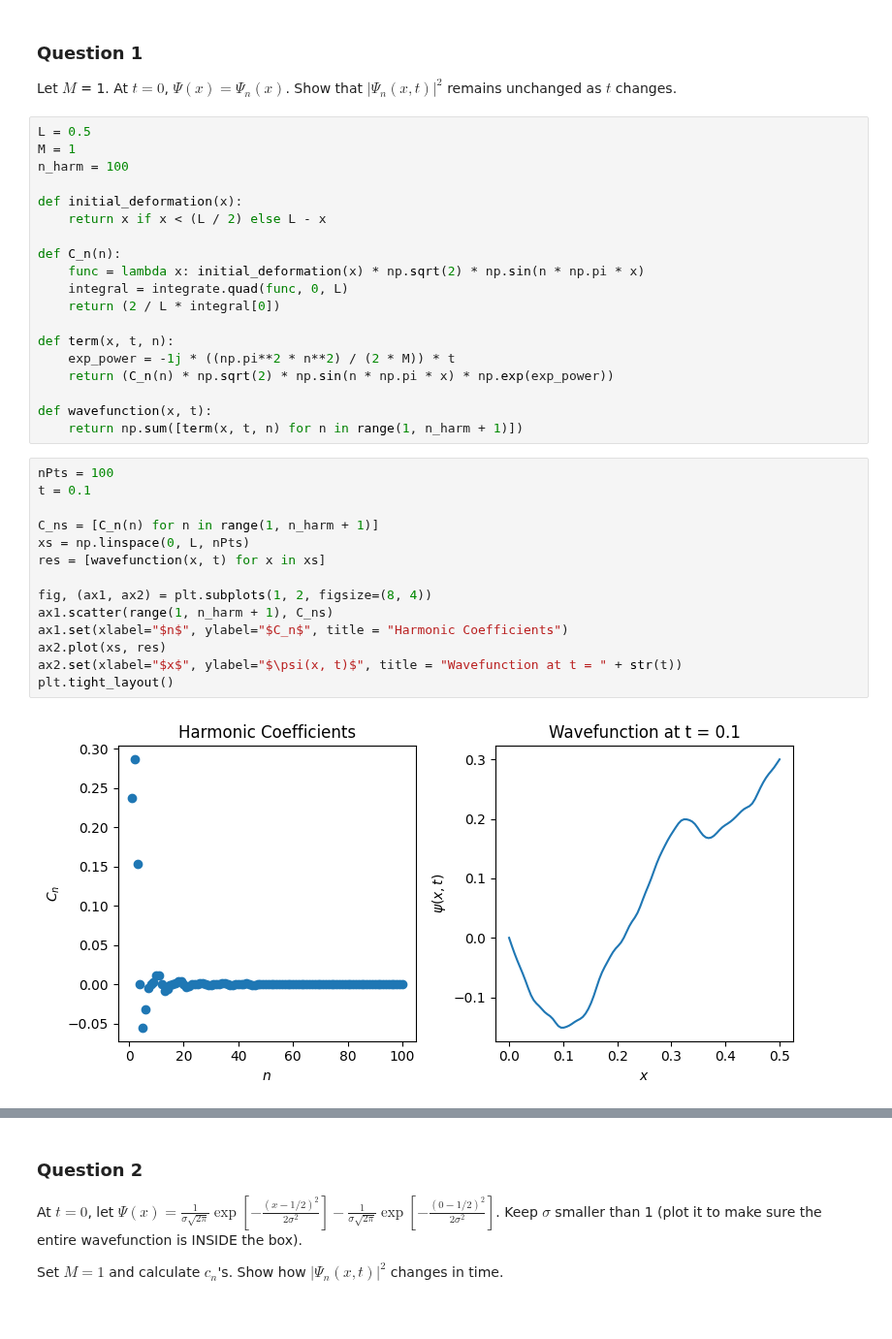
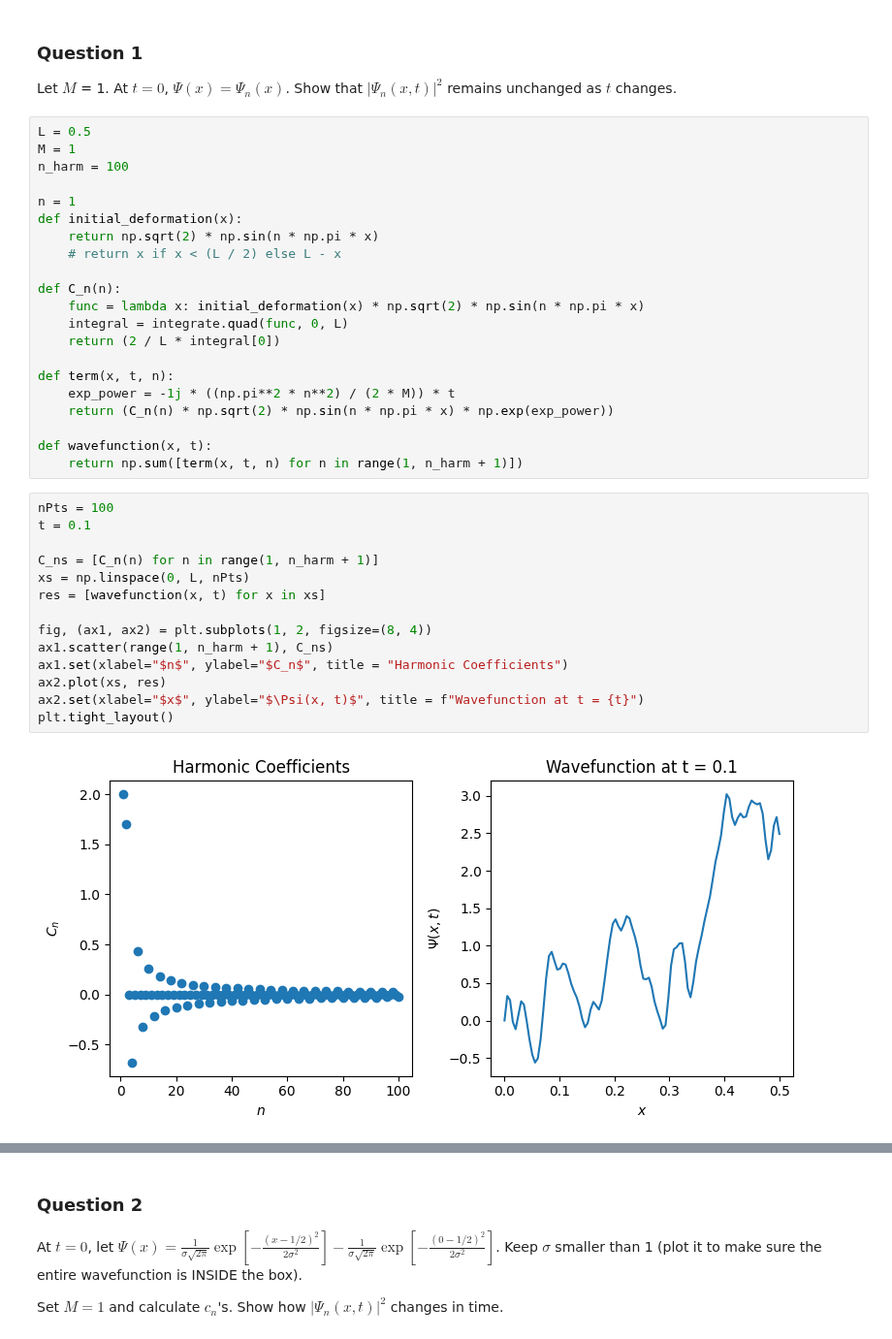
Before and after one commit to vibilanj/cmps, a Jupyter notebook: homework/Particle_in_a_Box_HW.ipynb, the cells around one changed output, grey strips where cells are left out. Shown at 97% size. Saved outputs shown, nothing was run; the diff lists cells and outputs as text.

```diff
--- a/homework/Particle_in_a_Box_HW.ipynb
+++ b/homework/Particle_in_a_Box_HW.ipynb
@@ -92,8 +92,10 @@ L = 0.5
 M = 1
 n_harm = 100
 
+n = 1
 def initial_deformation(x):
-    return x if x < (L / 2) else L - x
+    return np.sqrt(2) * np.sin(n * np.pi * x)
+    # return x if x < (L / 2) else L - x
 
 def C_n(n):
     func = lambda x: initial_deformation(x) * np.sqrt(2) * np.sin(n * np.pi * x)
@@ -109,19 +111,19 @@ def wavefunction(x, t):
 # %%
 nPts = 100
 t = 0.1
 
 C_ns = [C_n(n) for n in range(1, n_harm + 1)]
 xs = np.linspace(0, L, nPts)
 res = [wavefunction(x, t) for x in xs]
 
 fig, (ax1, ax2) = plt.subplots(1, 2, figsize=(8, 4))
 ax1.scatter(range(1, n_harm + 1), C_ns)
 ax1.set(xlabel="$n$", ylabel="$C_n$", title = "Harmonic Coefficients")
 ax2.plot(xs, res)
-ax2.set(xlabel="$x$", ylabel="$\psi(x, t)$", title = "Wavefunction at t = " + str(t))
+ax2.set(xlabel="$x$", ylabel="$\Psi(x, t)$", title = f"Wavefunction at t = {t}")
 plt.tight_layout()
 # %% [output]
-[figure, old version]
+[figure, new version]
 # %%
 max_t = 100
 ts = list(range(0, max_t + 1))
```
Also changed, not shown: parts of 4 cells of this notebook.
